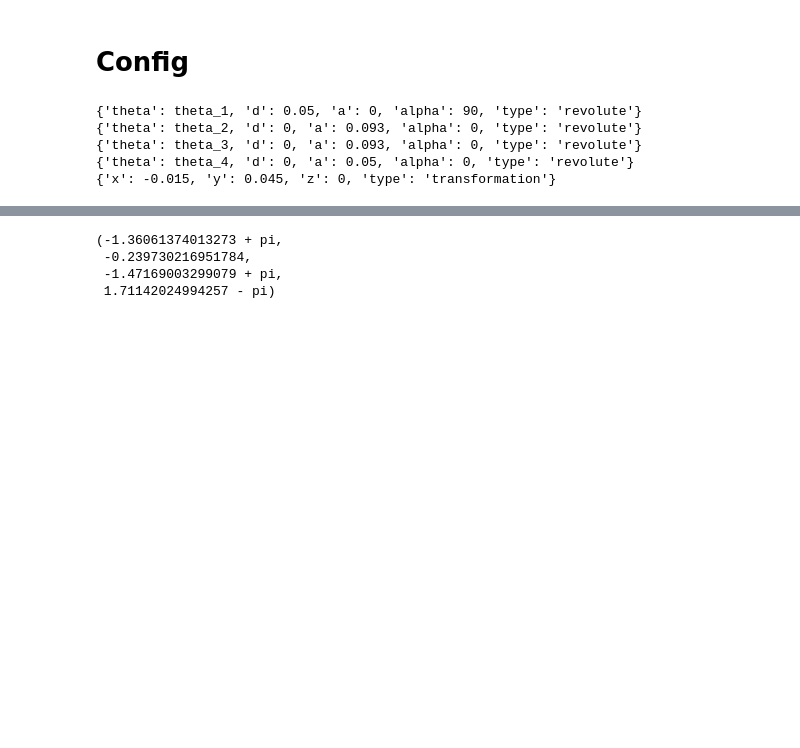
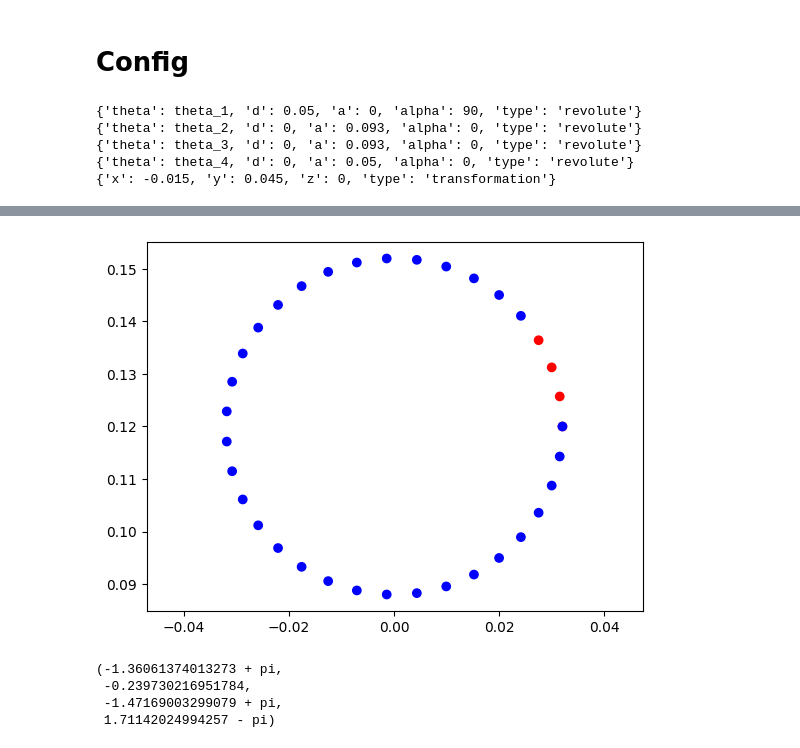
Before and after one commit to RaixSplitter/34753-Robotics-Project, a Jupyter notebook: notebooks/calculations.ipynb, the cells around one changed output, grey strips where cells are left out. Drawn from its saved outputs; the diff is of its cells as text; code cells hidden in the pictures; blank space fills up the shorter version.

```diff
--- a/notebooks/calculations.ipynb
+++ b/notebooks/calculations.ipynb
@@ -109,6 +108,14 @@ $\displaystyle \left[\begin{matrix}- 0.093 \left(\cos{\left(\theta_{2} \right)}
 def point_on_circle(phi: float, radius: float = 32/1000):
     centre = Array([150/1000, 0, 120/1000])
     return centre + radius * Array([0, cos(phi), sin(phi)])
+# %%
+points = [point_on_circle(phi) for phi in np.linspace(0, 2*np.pi, 36)]
+cols = ['red'] * 4 + ['blue'] * 32
+plt.scatter([p[1] for p in points], [p[2] for p in points], c=cols)
+plt.axis('equal')
+plt.show()
+# %% [output]
+[figure, added]
 # %%
 def inv_kinematics(x,y,z,phi, dh_conv):
     """
```
Also changed, not shown: parts of 21 cells of this notebook, 1 other file.
